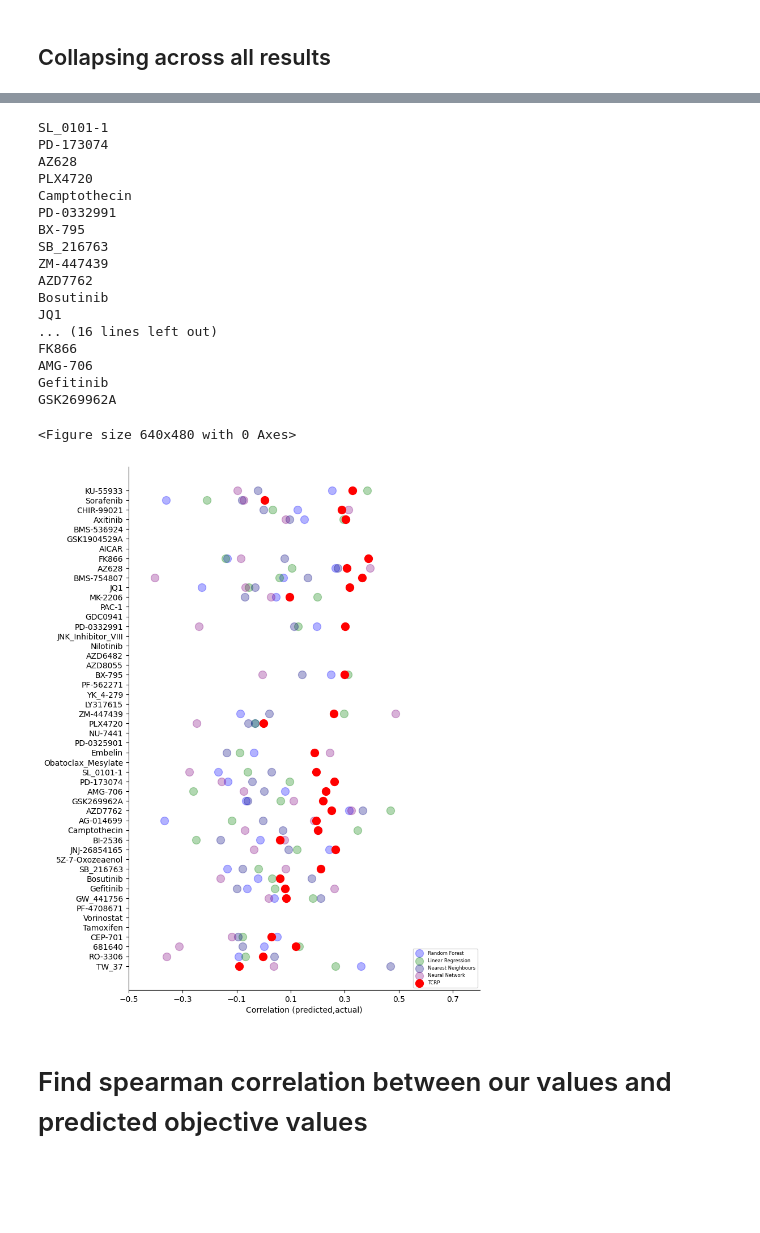
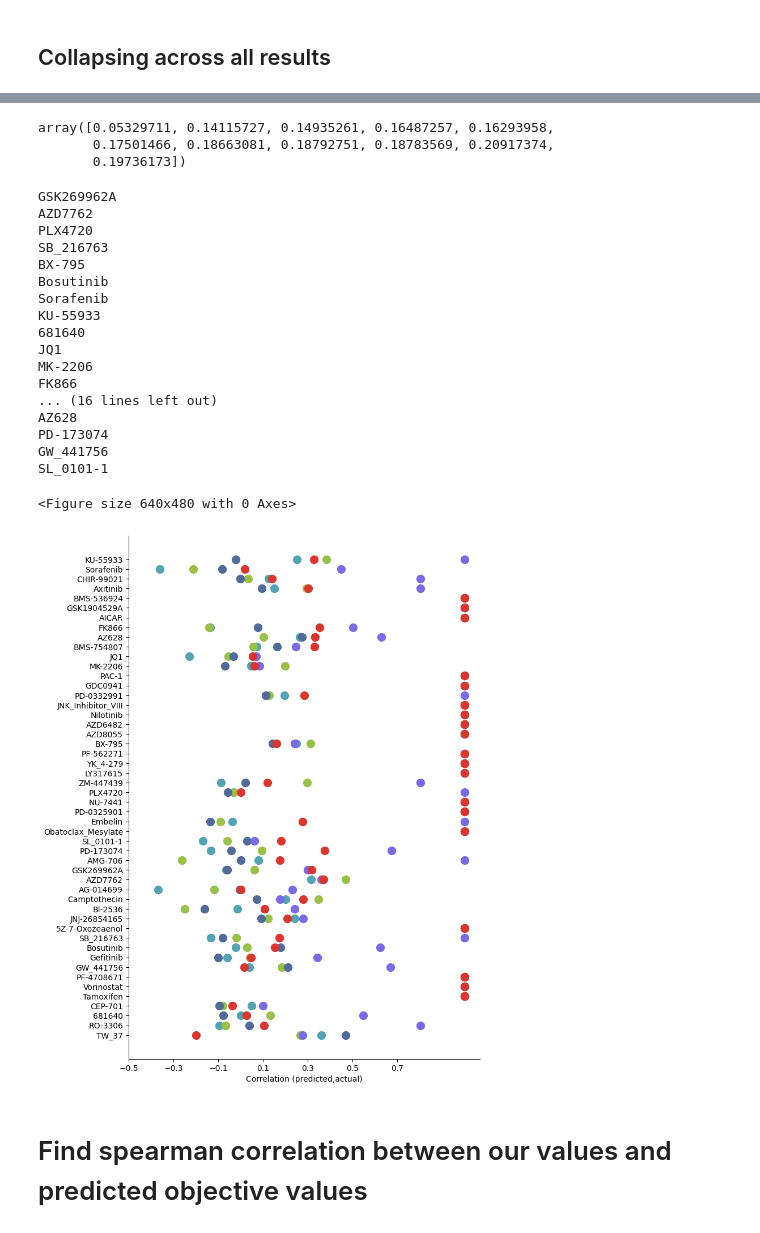
Before and after one commit to bhklab/TCRP_Reusability_Report, a Jupyter notebook: code/tcrp_model/model_comparisons/1-gather-baselines-and-fewshot.ipynb, the cells around one changed output, grey strips where cells are left out. Cells and saved outputs as stored; diff of their text form; code cells hidden in the pictures; blank space fills up the shorter version.

```diff
--- a/code/tcrp_model/model_comparisons/1-gather-baselines-and-fewshot.ipynb
+++ b/code/tcrp_model/model_comparisons/1-gather-baselines-and-fewshot.ipynb
@@ -9,6 +9,10 @@ import pandas as pd
 results_directory  = "/results/GDSC1_PDTC/"
 reference = "GDSC1"
 tissue = "PDTC"
+# %%
+results_directory  = "/data/spear_TCRP/"
+reference = "GDSC1"
+tissue = "PDTC"
 # %%
 #specify baseline performance results path here
 datapath = Path(f"{results_directory}/baseline_performances/")
@@ -128,12 +132,15 @@ for model, ps in results_by_baseline.items():
 # %%
 %matplotlib inline
 fig, ax = plt.subplots()
+ax.spines['right'].set_visible(False)
+ax.spines['top'].set_visible(False)
 fig.set_size_inches(10,10)
-color_dict={"Linear Regression":"green","Neural Network":"purple","Random Forest":"teal","Nearest Neighbour": "blue","TCRP":"red"}
+color_dict={"Linear Regression":"#99C047","Neural Network":"#5D488D","Random Forest":"#52A3B3","Nearest Neighbour": "#506A99","TCRP":"#DB352D"}
 for model, ps in results_by_baseline.items():
-    p = ax.plot(np.arange(11), np.mean(ps, axis=0),label=model,marker='o',color=color_dict[model])
-    #ax.vlines(np.arange(11),std_list[model][0],std_list[model][1],color=color_dict[model])
-ax.legend()
+    p = ax.plot(np.arange(11), np.mean(ps, axis=0),label=model,marker='o',color=color_dict[model],linewidth=2)
+    ax.vlines(np.arange(11),std_list[model][0],std_list[model][1],color=color_dict[model])
+ax.legend(loc='lower center', bbox_to_anchor=(0.5, 1.05),
+          ncol=3, fancybox=True, shadow=False)
 labels = ['Pretrained'] + [str(i) for i in range(1, 11)]
 ax.set_xticks(np.arange(11))
 ax.set_xticklabels(labels)
@@ -147,3 +160,9 @@ plt.savefig(f"/results/{reference}_{tissue}.png")
+# %%
+np.mean(results_by_baseline["TCRP"],axis=0)
+# %% [output]
+array([0.05329711, 0.14115727, 0.14935261, 0.16487257, 0.16293958,
+       0.17501466, 0.18663081, 0.18792751, 0.18783569, 0.20917374,
+       0.19736173])
 # %%
 TCRP_drug ={}
 linear_drug = {}
@@ -154,10 +173,10 @@ for key,value in results.items():
     print(key)
     if False in np.isnan(results[key]['PDTC']["Nearest Neighbour"]):
         p = np.nan_to_num(results[key]["PDTC"]["Nearest Neighbour"])
-    TCRP_drug[key] = np.mean(results[key]["PDTC"]["TCRP"])
-    linear_drug[key] = np.mean(results[key]["PDTC"]["Linear Regression"])
-    NN_drug[key] = np.mean(results[key]["PDTC"]["Neural Network"])
-    RF_drug[key] = np.mean(results[key]["PDTC"]["Random Forest"])
+    TCRP_drug[key] = np.mean(np.nan_to_num(results[key]["PDTC"]["TCRP"]))
+    linear_drug[key] = np.mean(np.nan_to_num(results[key]["PDTC"]["Linear Regression"]))
+    NN_drug[key] = np.mean(np.nan_to_num(results[key]["PDTC"]["Neural Network"]))
+    RF_drug[key] = np.mean(np.nan_to_num(results[key]["PDTC"]["Random Forest"]))
     KNN_drug[key]= np.mean(p)
 TCRP_drug = {k: v for k, v in sorted(TCRP_drug.items(), key=lambda item: item[1])}
 linear_drug = dict(OrderedDict((k, linear_drug[k]) for k in list(TCRP_drug.keys())))
@@ -165,23 +184,23 @@ NN_drug = dict(OrderedDict((k, NN_drug[k]) for k in list(TCRP_drug.keys())))
 RF_drug = dict(OrderedDict((k, RF_drug[k]) for k in list(TCRP_drug.keys())))
 KNN_drug = dict(OrderedDict((k, KNN_drug[k]) for k in list(TCRP_drug.keys())))
 # %% [output]
+GSK269962A
+AZD7762
+PLX4720
+SB_216763
+BX-795
+Bosutinib
+Sorafenib
+KU-55933
+681640
+JQ1
+MK-2206
+FK866
+... (16 lines left out)
+AZ628
+PD-173074
+GW_441756
 SL_0101-1
-PD-173074
-AZ628
-PLX4720
-Camptothecin
-PD-0332991
-BX-795
-SB_216763
-ZM-447439
-AZD7762
-Bosutinib
-JQ1
-... (16 lines left out)
-FK866
-AMG-706
-Gefitinib
-GSK269962A
 # %%
 def prepare_points(model_dict):
     items = model_dict.items()
@@ -248,32 +269,32 @@ drugs = reverse_tuple(drugs)
 # %%
 fig = plt.figure()
 
 
 fig, ax = plt.subplots()
 
 ax.spines['right'].set_visible(False)
 ax.spines['top'].set_visible(False)
 fig.set_size_inches(8,12)
 
-RF = plt.scatter(reverse_tuple(new_RF_y),drugs,color="blue",s=100, alpha=0.3)
+RF = plt.scatter(reverse_tuple(new_RF_y),drugs,color="#52A3B3",s=100)
 RF.set_label("Random Forest")
-linear = plt.scatter(reverse_tuple(new_linear_y),drugs,color="green",s=100, alpha=0.3)
+linear = plt.scatter(reverse_tuple(new_linear_y),drugs,color="#99C047",s=100)
 linear.set_label("Linear Regression")
-KNN = plt.scatter(reverse_tuple(new_KNN_y),drugs,color="navy",s=100, alpha=0.3)
+KNN = plt.scatter(reverse_tuple(new_KNN_y),drugs,color="#506A99",s=100)
 KNN.set_label("Nearest Neighbours")
-NN = plt.scatter(reverse_tuple(new_NN_y),drugs,color="purple",s=100, alpha=0.3)
+NN = plt.scatter(reverse_tuple(new_NN_y),drugs,color="#796AE7",s=100)
 NN.set_label("Neural Network")
-TCRP = plt.scatter(reverse_tuple(new_TCRP_y),drugs,color="red",s=100)
+TCRP = plt.scatter(reverse_tuple(new_TCRP_y),drugs,color="#DB352D",s=100)
 TCRP.set_label("TCRP")
 plt.xlabel("Correlation (predicted,actual)")
-plt.xlim(-0.5,0.8)
+#plt.xlim(-0.5,0.8)
 plt.xticks([-0.5,-0.3,-0.1,0.1,0.3,0.5,0.7])
 #plt.tight_layout()
-plt.legend(loc='lower right',prop={'size': 6})
+#plt.legend(loc='lower right',prop={'size': 6})
 plt.savefig("/results/original_dotplot.png")
 # %% [output]
 <Figure size 640x480 with 0 Axes>
-[figure, old version]
+[figure, new version]
 # %% [markdown]
 # Find spearman correlation between our values and predicted objective values
 # %%
```
Also changed, not shown: parts of 6 cells of this notebook, 51 other files.
